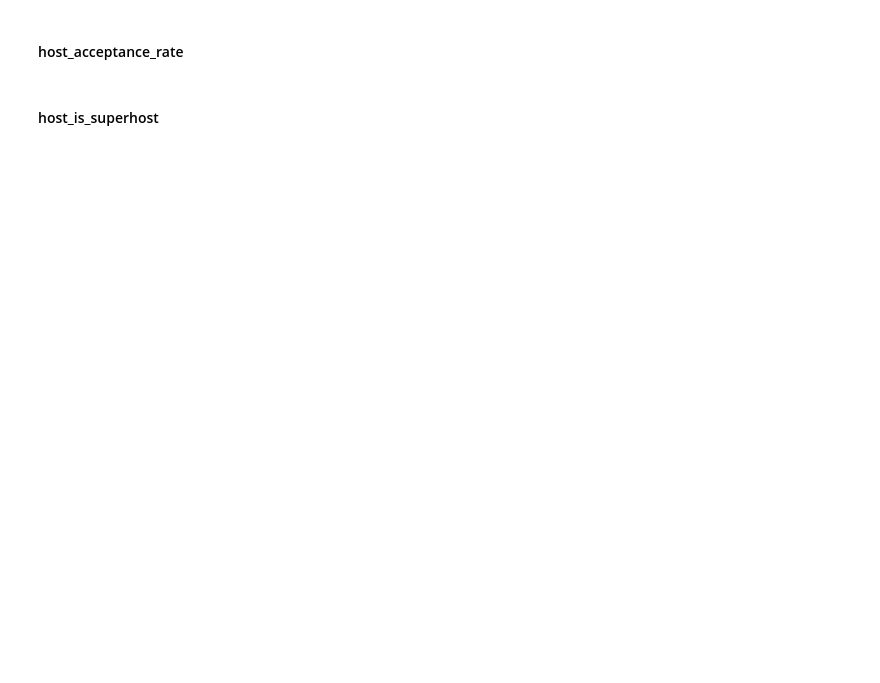
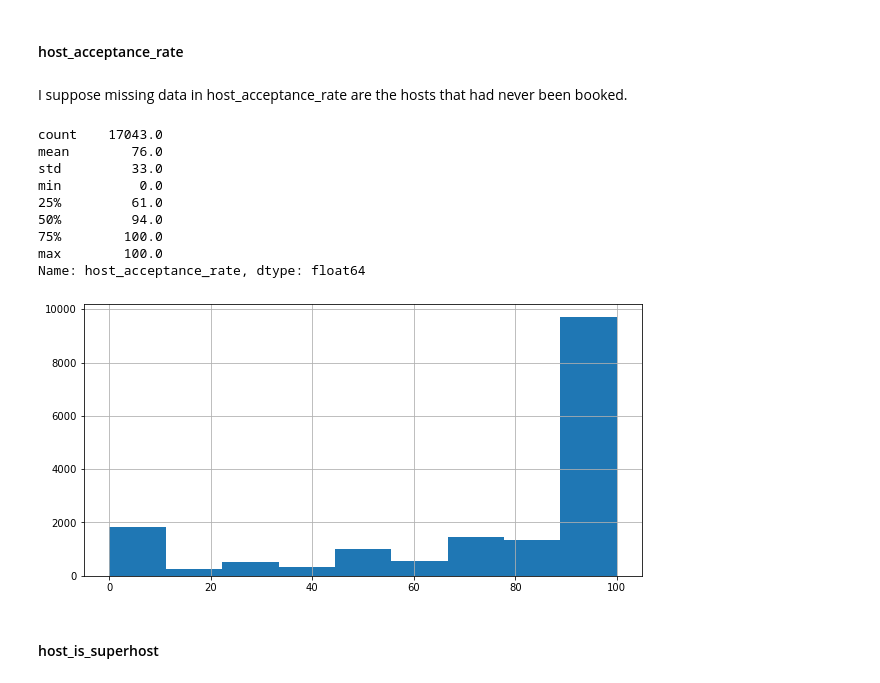
Before and after one commit to marinatakii/airbnb_pricing_prediction, a Jupyter notebook: airbnb_clean.ipynb, the cells around one changed output. Drawn from its saved outputs; the diff is of its cells as text; code cells hidden in the pictures; blank space fills up the shorter version.

```diff
--- a/airbnb_clean.ipynb
+++ b/airbnb_clean.ipynb
@@ -259,9 +417,23 @@ round(abnb['host_response_rate'].describe())
 # %% [markdown]
 #### host_acceptance_rate
+# %% [markdown]
+I suppose missing data in host_acceptance_rate are the hosts that had never been booked.
 # %%
 #Removing '%' from host_acceptance_rate
 abnb.host_acceptance_rate = abnb.host_acceptance_rate.str[:-1].astype('float64')
+abnb.host_acceptance_rate.hist(figsize=(10,5), bins=9);
 round(abnb['host_acceptance_rate'].describe())
+# %% [output]
+count    17043.0
+mean        76.0
+std         33.0
+min          0.0
+25%         61.0
+50%         94.0
+75%        100.0
+max        100.0
+Name: host_acceptance_rate, dtype: float64
+[figure, added]
 # %% [markdown]
 #### host_is_superhost
 # %%
```
Also changed, not shown: parts of 97 cells of this notebook.
